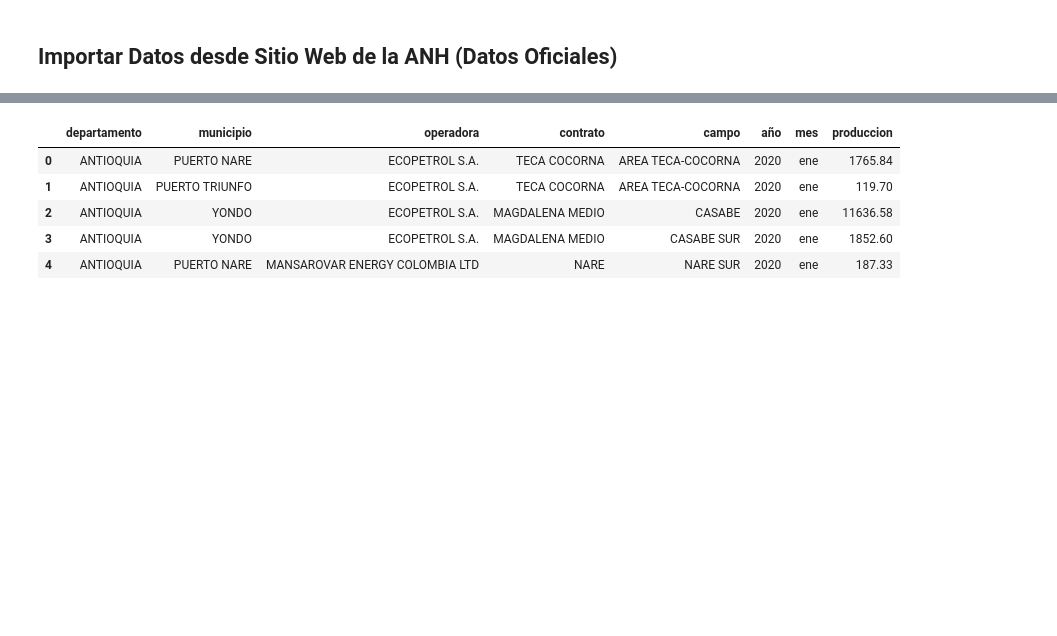
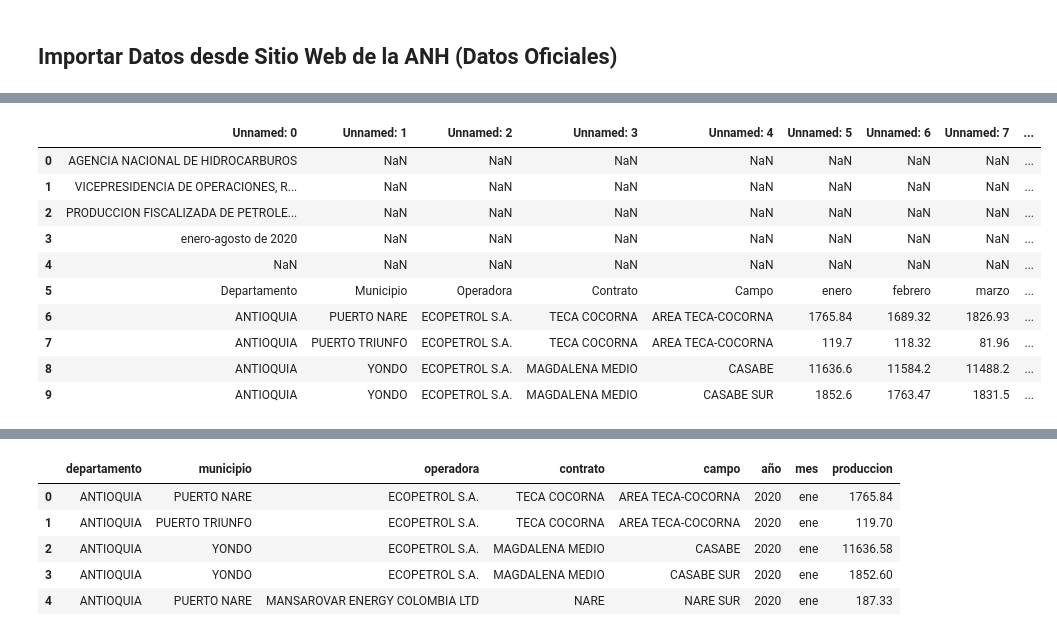
Before and after one commit to yoi23/HackathonOG2020, a Jupyter notebook: importar_datos_web.ipynb, the cells around one changed output, grey strips where cells are left out. Cells and saved outputs as stored; diff of their text form; code cells hidden in the pictures; blank space fills up the shorter version.

```diff
--- a/importar_datos_web.ipynb
+++ b/importar_datos_web.ipynb
@@ -80,3 +68,17 @@ df_2013.iloc[1:20]
+# %%
+df_2020.head(10)
+# %% [output]
+|  | Unnamed: 0 | Unnamed: 1 | Unnamed: 2 | Unnamed: 3 | Unnamed: 4 | Unnamed: 5 | Unnamed: 6 | Unnamed: 7 | ... |
+| 0 | AGENCIA NACIONAL DE HIDROCARBUROS | NaN | NaN | NaN | NaN | NaN | NaN | NaN | ... |
+| 1 | VICEPRESIDENCIA DE OPERACIONES, R... | NaN | NaN | NaN | NaN | NaN | NaN | NaN | ... |
+| 2 | PRODUCCION FISCALIZADA DE PETROLE... | NaN | NaN | NaN | NaN | NaN | NaN | NaN | ... |
+| 3 | enero-agosto de 2020 | NaN | NaN | NaN | NaN | NaN | NaN | NaN | ... |
+| 4 | NaN | NaN | NaN | NaN | NaN | NaN | NaN | NaN | ... |
+| 5 | Departamento | Municipio | Operadora | Contrato | Campo | enero | febrero | marzo | ... |
+| 6 | ANTIOQUIA | PUERTO NARE | ECOPETROL S.A. | TECA COCORNA | AREA TECA-COCORNA | 1765.84 | 1689.32 | 1826.93 | ... |
+| 7 | ANTIOQUIA | PUERTO TRIUNFO | ECOPETROL S.A. | TECA COCORNA | AREA TECA-COCORNA | 119.7 | 118.32 | 81.96 | ... |
+| 8 | ANTIOQUIA | YONDO | ECOPETROL S.A. | MAGDALENA MEDIO | CASABE | 11636.6 | 11584.2 | 11488.2 | ... |
+| 9 | ANTIOQUIA | YONDO | ECOPETROL S.A. | MAGDALENA MEDIO | CASABE SUR | 1852.6 | 1763.47 | 1831.5 | ... |
 # %%
 # Funcion para limpieza del archivo excel y poner en formato
 def format_excel(df_excel_raw, year = 2020):
```
Also changed, not shown: parts of 15 cells of this notebook.
